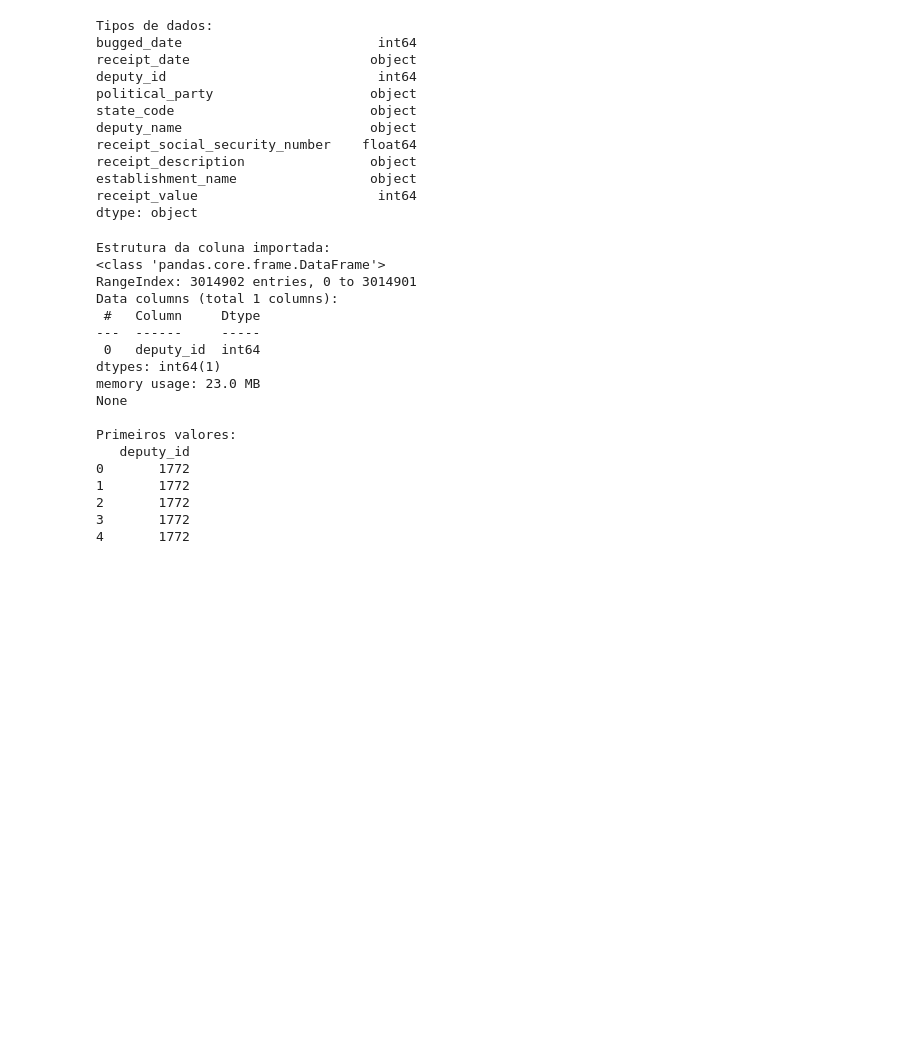
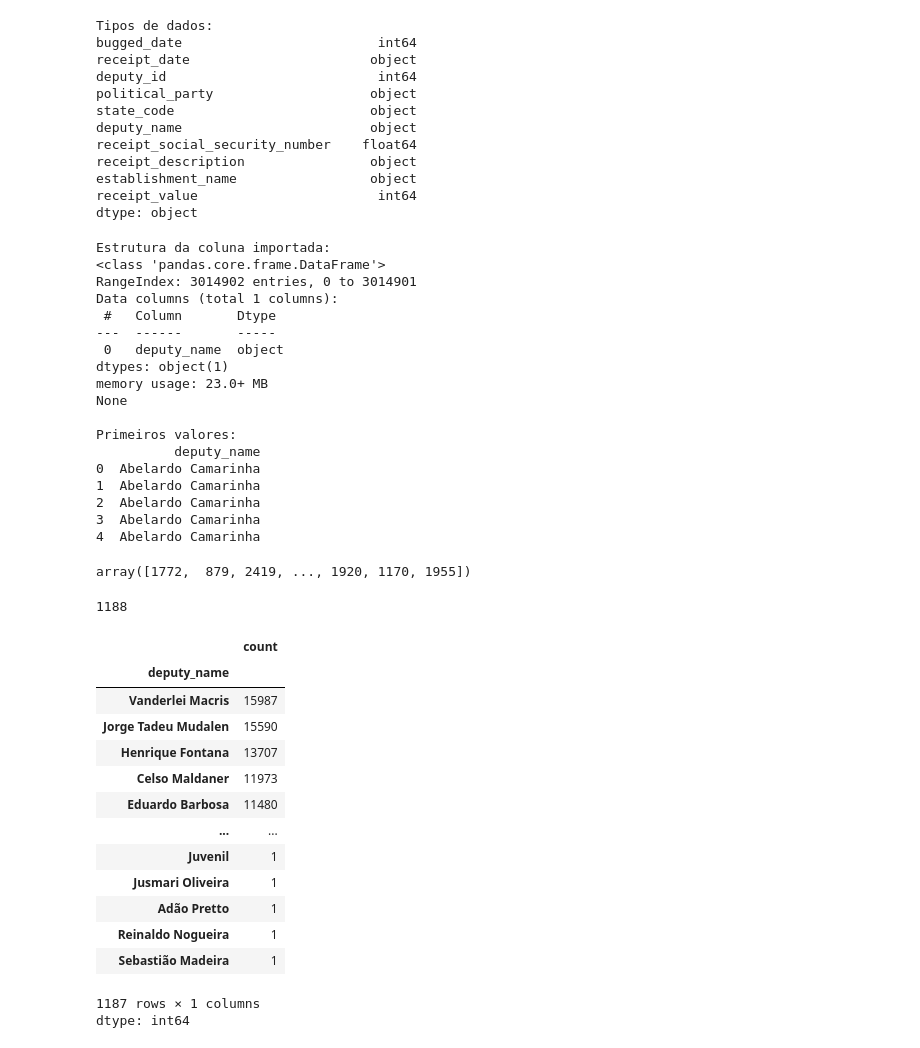
Before and after one commit to ronan-cunha/machine-learning-course, a Jupyter notebook: Notebooks/aula_1_big_data_manipulation.ipynb, the cells around one changed output. Cells and saved outputs as stored; diff of their text form; code cells hidden in the pictures; blank space fills up the shorter version.

```diff
--- a/Notebooks/aula_1_big_data_manipulation.ipynb
+++ b/Notebooks/aula_1_big_data_manipulation.ipynb
@@ -12,7 +12,7 @@ Conteúdo
 import os
 import pandas as pd
 # %%
-file_path = "/content/machine_learning_course/deputies_dataset.csv"
+file_path = "/content/deputies_dataset.csv"
 
 # A. Tamanho do arquivo no disco
 file_size_bytes = os.path.getsize(file_path)
@@ -93,7 +93,7 @@ receipt_value                       int64
 dtype: object
 # %%
 # Suponha que desejamos analisar apenas a coluna "deputy_id"
-coluna_alvo = ["deputy_id"]
+coluna_alvo = ["deputy_name"]
 
 df_coluna = pd.read_csv(file_path, usecols=coluna_alvo)
 
@@ -106,17 +106,45 @@ Estrutura da coluna importada:
 <class 'pandas.core.frame.DataFrame'>
 RangeIndex: 3014902 entries, 0 to 3014901
 Data columns (total 1 columns):
- #   Column     Dtype
----  ------     -----
- 0   deputy_id  int64
-dtypes: int64(1)
-memory usage: 23.0 MB
+ #   Column       Dtype
+---  ------       -----
+ 0   deputy_name  object
+dtypes: object(1)
+memory usage: 23.0+ MB
 None
 
 Primeiros valores:
-   deputy_id
-0       1772
-1       1772
-2       1772
-3       1772
-4       1772
+          deputy_name
+0  Abelardo Camarinha
+1  Abelardo Camarinha
+2  Abelardo Camarinha
+3  Abelardo Camarinha
+4  Abelardo Camarinha
+# %%
+id = df_coluna['deputy_id'].unique()
+len(id)
+id
+# %% [output]
+array([1772,  879, 2419, ..., 1920, 1170, 1955])
+# %%
+df_coluna['deputy_id'].nunique()
+# %% [output]
+1188
+# %%
+df_coluna['deputy_name'].value_counts(normalize=False, dropna=False)
+# %% [output]
+|  | count |
+| deputy_name |  |
+| Vanderlei Macris | 15987 |
+| Jorge Tadeu Mudalen | 15590 |
+| Henrique Fontana | 13707 |
+| Celso Maldaner | 11973 |
+| Eduardo Barbosa | 11480 |
+| ... | ... |
+| Juvenil | 1 |
+| Jusmari Oliveira | 1 |
+| Adão Pretto | 1 |
+| Reinaldo Nogueira | 1 |
+| Sebastião Madeira | 1 |
+1187 rows × 1 columns
+dtype: int64
```
Also changed, not shown: parts of 6 cells of this notebook.
